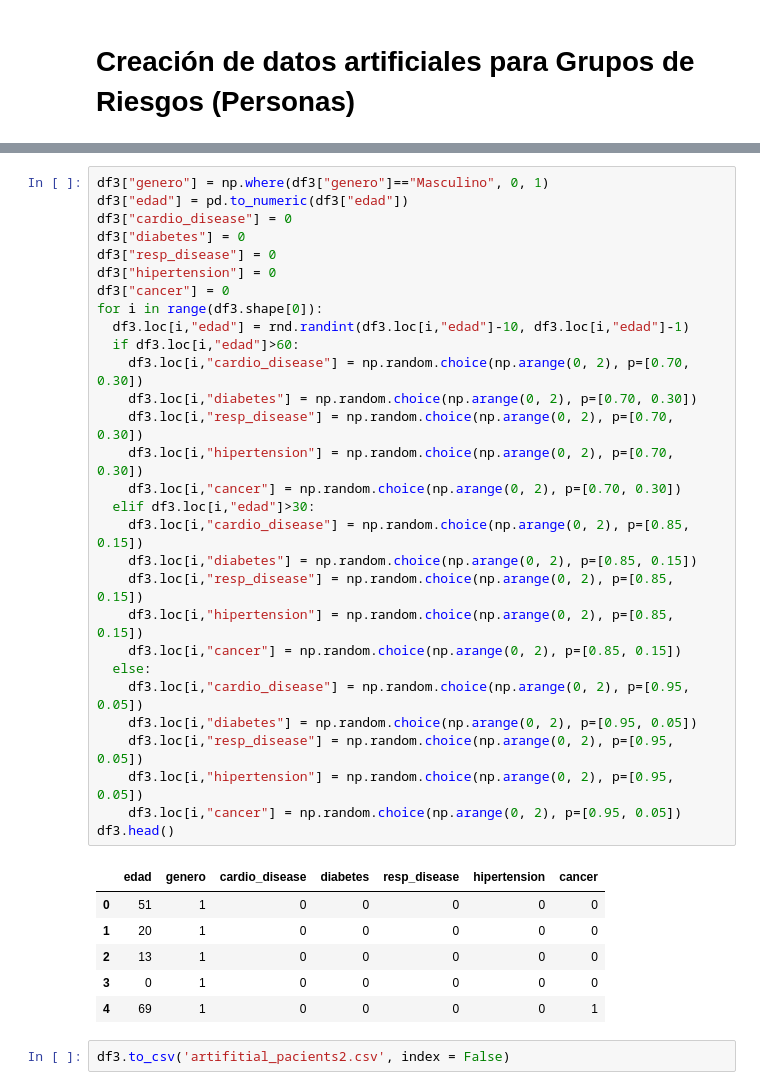
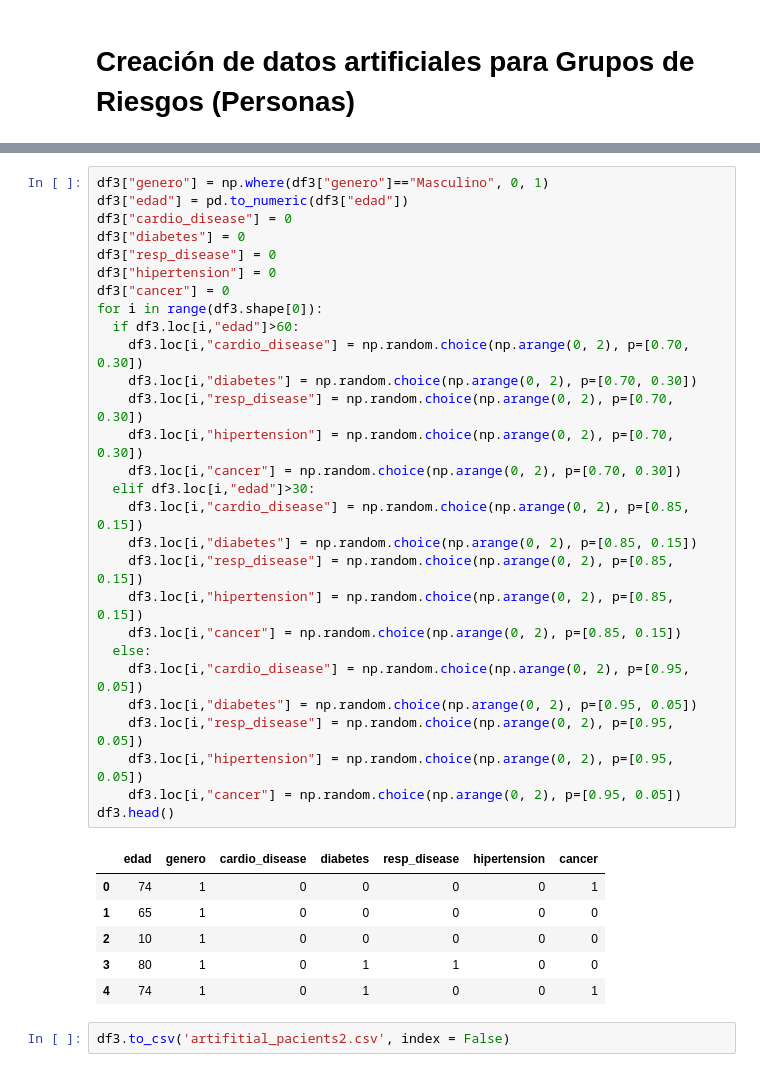
Before and after one commit to KeilerX/TF_CONCURRENTE_DISTRIBUIDA, a Jupyter notebook: server/GenerarDatasetCOVID.ipynb, the cells around one changed output, grey strips where cells are left out. Saved outputs shown, nothing was run; the diff lists cells and outputs as text.

```diff
--- a/server/GenerarDatasetCOVID.ipynb
+++ b/server/GenerarDatasetCOVID.ipynb
@@ -207,38 +207,37 @@ df3.head(20)
 # %%
 df3["genero"] = np.where(df3["genero"]=="Masculino", 0, 1)
 df3["edad"] = pd.to_numeric(df3["edad"])
 df3["cardio_disease"] = 0
 df3["diabetes"] = 0
 df3["resp_disease"] = 0
 df3["hipertension"] = 0
 df3["cancer"] = 0
 for i in range(df3.shape[0]):
-  df3.loc[i,"edad"] = rnd.randint(df3.loc[i,"edad"]-10, df3.loc[i,"edad"]-1)
   if df3.loc[i,"edad"]>60:
     df3.loc[i,"cardio_disease"] = np.random.choice(np.arange(0, 2), p=[0.70, 0.30])
     df3.loc[i,"diabetes"] = np.random.choice(np.arange(0, 2), p=[0.70, 0.30])
     df3.loc[i,"resp_disease"] = np.random.choice(np.arange(0, 2), p=[0.70, 0.30])
     df3.loc[i,"hipertension"] = np.random.choice(np.arange(0, 2), p=[0.70, 0.30])
     df3.loc[i,"cancer"] = np.random.choice(np.arange(0, 2), p=[0.70, 0.30])
   elif df3.loc[i,"edad"]>30:
     df3.loc[i,"cardio_disease"] = np.random.choice(np.arange(0, 2), p=[0.85, 0.15])
     df3.loc[i,"diabetes"] = np.random.choice(np.arange(0, 2), p=[0.85, 0.15])
     df3.loc[i,"resp_disease"] = np.random.choice(np.arange(0, 2), p=[0.85, 0.15])
     df3.loc[i,"hipertension"] = np.random.choice(np.arange(0, 2), p=[0.85, 0.15])
     df3.loc[i,"cancer"] = np.random.choice(np.arange(0, 2), p=[0.85, 0.15])
   else:
     df3.loc[i,"cardio_disease"] = np.random.choice(np.arange(0, 2), p=[0.95, 0.05])
     df3.loc[i,"diabetes"] = np.random.choice(np.arange(0, 2), p=[0.95, 0.05])
     df3.loc[i,"resp_disease"] = np.random.choice(np.arange(0, 2), p=[0.95, 0.05])
     df3.loc[i,"hipertension"] = np.random.choice(np.arange(0, 2), p=[0.95, 0.05])
     df3.loc[i,"cancer"] = np.random.choice(np.arange(0, 2), p=[0.95, 0.05])
 df3.head()
 # %% [output]
 |  | edad | genero | cardio_disease | diabetes | resp_disease | hipertension | cancer |
-| 0 | 51 | 1 | 0 | 0 | 0 | 0 | 0 |
-| 1 | 20 | 1 | 0 | 0 | 0 | 0 | 0 |
-| 2 | 13 | 1 | 0 | 0 | 0 | 0 | 0 |
-| 3 | 0 | 1 | 0 | 0 | 0 | 0 | 0 |
-| 4 | 69 | 1 | 0 | 0 | 0 | 0 | 1 |
+| 0 | 74 | 1 | 0 | 0 | 0 | 0 | 1 |
+| 1 | 65 | 1 | 0 | 0 | 0 | 0 | 0 |
+| 2 | 10 | 1 | 0 | 0 | 0 | 0 | 0 |
+| 3 | 80 | 1 | 0 | 1 | 1 | 0 | 0 |
+| 4 | 74 | 1 | 0 | 1 | 0 | 0 | 1 |
 # %%
 df3.to_csv('artifitial_pacients2.csv', index = False)
```
Also changed, not shown: parts of 1 cell of this notebook, 2 other files.
